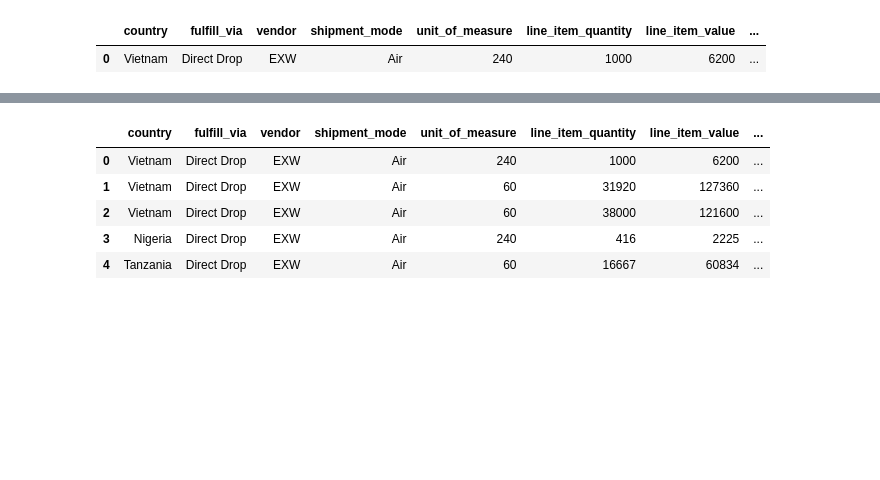
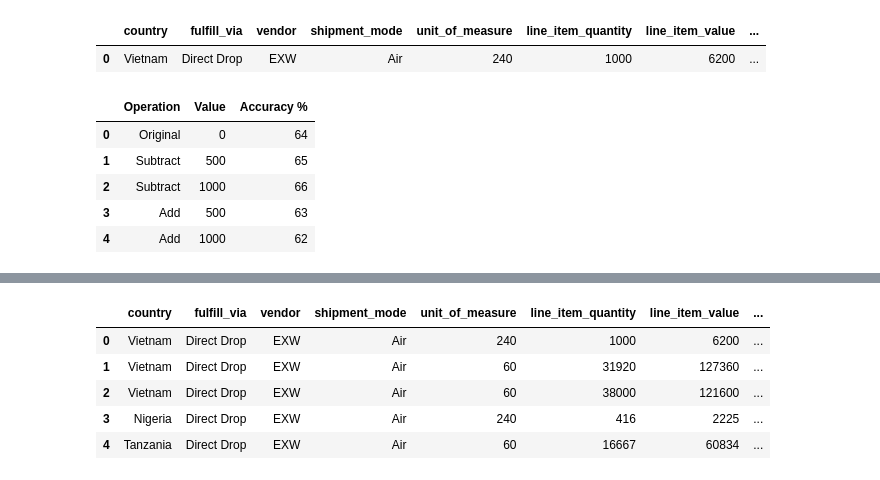
Before and after one commit to PratikBorkar04/Consignment_Pricing, a Jupyter notebook: notebook/MODEL_TRAINING.ipynb, the cells around one changed output, grey strips where cells are left out. Cells and saved outputs as stored; diff of their text form; code cells hidden in the pictures; blank space fills up the shorter version.

```diff
--- a/notebook/MODEL_TRAINING.ipynb
+++ b/notebook/MODEL_TRAINING.ipynb
@@ -26,0 +30,13 @@ df.head(1)
+# %%
+accuracy_data = {'Operation':["Original",'Subtract', 'Subtract', 'Add', 'Add'],
+                 'Value' :[0,500,1000,500,1000],
+        'Accuracy %':[64, 65, 66, 63,62]}
+accuracy_data = pd.DataFrame(accuracy_data)
+accuracy_data
+# %% [output]
+|  | Operation | Value | Accuracy % |
+| 0 | Original | 0 | 64 |
+| 1 | Subtract | 500 | 65 |
+| 2 | Subtract | 1000 | 66 |
+| 3 | Add | 500 | 63 |
+| 4 | Add | 1000 | 62 |
```
Also changed, not shown: parts of 9 cells of this notebook, 3 other files.
